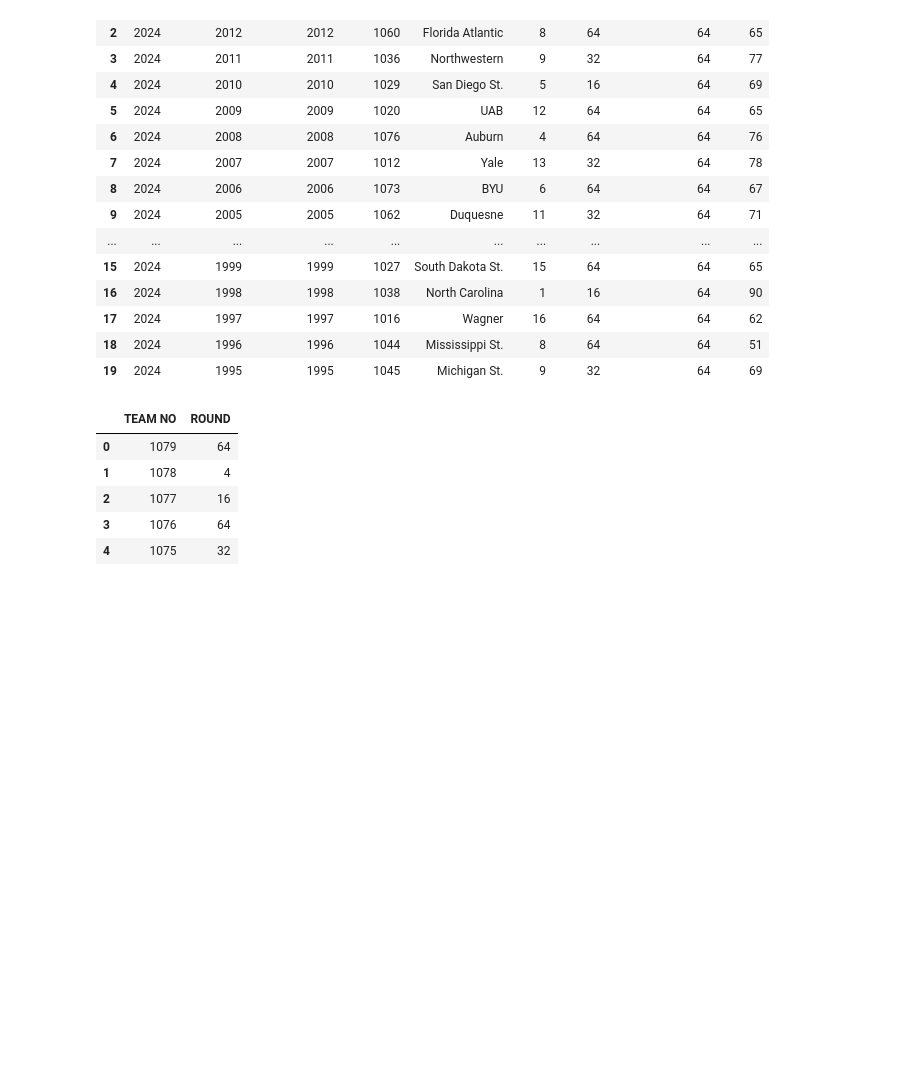
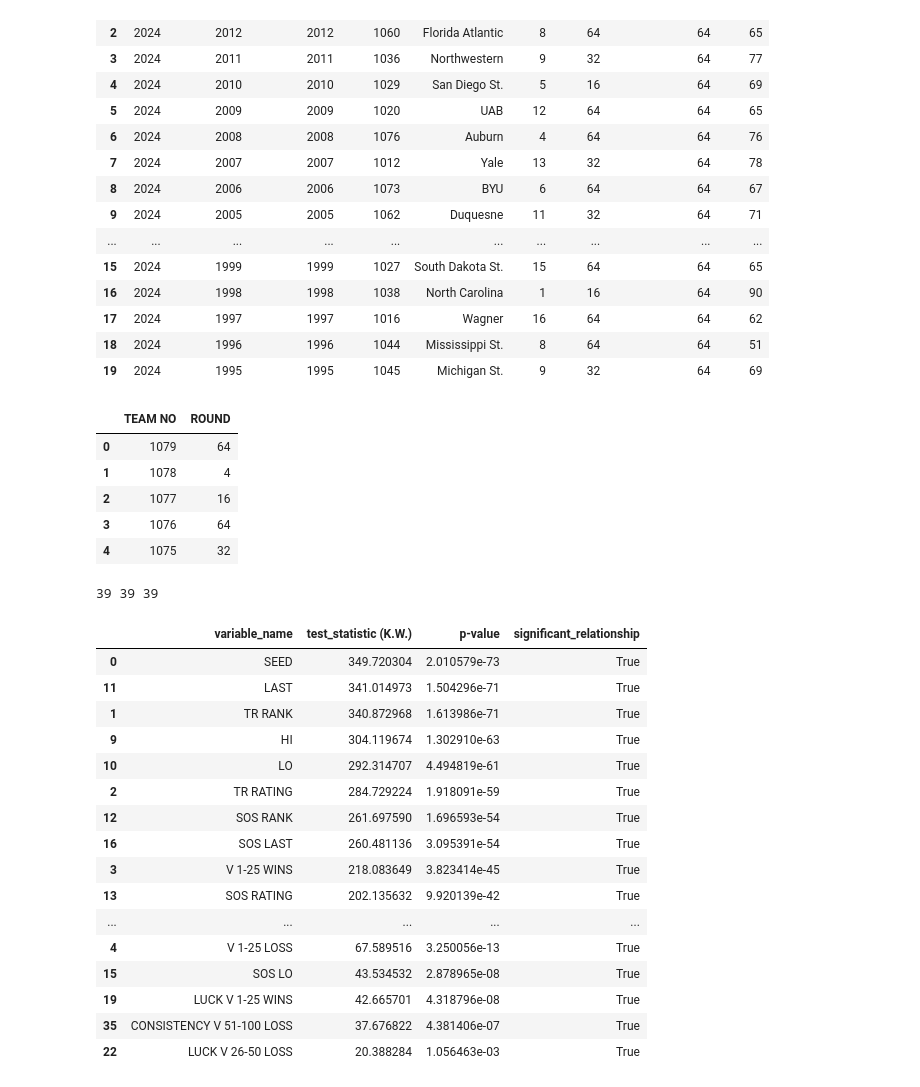
Before and after one commit to jackdorner/CSC2621FinalProject, a Jupyter notebook: FinalProject.ipynb, the cells around one changed output. Drawn from its saved outputs; the diff is of its cells as text; code cells hidden in the pictures; blank space fills up the shorter version.

Commit message:
Kruskal Wallis method that sorts by p-values created

```diff
--- a/FinalProject.ipynb
+++ b/FinalProject.ipynb
@@ -103,6 +103,6 @@ def create_stat_vs_round_vector(stat_df, stat):
         if key > 131:
             stat_vector.append(stat_dict[key])
             round_vector.append(round_reached_dict[key])
-    return tuple((stat_vector, round_vector))
+    return stat_vector, round_vector
 # %%
 import seaborn as sns
@@ -128,0 +168,25 @@ def plot_numerical_vs_round_reached(df):
+# %%
+team_rankings_dropped_columns = ['TEAM', 'TEAM NO', 'YEAR', 'ROUND']
+team_rankings_KW_results = perform_kruskal_wallis(team_rankings_df, team_rankings_dropped_columns)
+team_rankings_KW_results = team_rankings_KW_results[team_rankings_KW_results['significant_relationship'] == True]
+team_rankings_KW_results = team_rankings_KW_results.sort_values(by = 'p-value')
+team_rankings_KW_results.head(len(team_rankings_KW_results))
+# %% [output]
+39 39 39
+|  | variable_name | test_statistic (K.W.) | p-value | significant_relationship |
+| 0 | SEED | 349.720304 | 2.010579e-73 | True |
+| 11 | LAST | 341.014973 | 1.504296e-71 | True |
+| 1 | TR RANK | 340.872968 | 1.613986e-71 | True |
+| 9 | HI | 304.119674 | 1.302910e-63 | True |
+| 10 | LO | 292.314707 | 4.494819e-61 | True |
+| 2 | TR RATING | 284.729224 | 1.918091e-59 | True |
+| 12 | SOS RANK | 261.697590 | 1.696593e-54 | True |
+| 16 | SOS LAST | 260.481136 | 3.095391e-54 | True |
+| 3 | V 1-25 WINS | 218.083649 | 3.823414e-45 | True |
+| 13 | SOS RATING | 202.135632 | 9.920139e-42 | True |
+| ... | ... | ... | ... | ... |
+| 4 | V 1-25 LOSS | 67.589516 | 3.250056e-13 | True |
+| 15 | SOS LO | 43.534532 | 2.878965e-08 | True |
+| 19 | LUCK V 1-25 WINS | 42.665701 | 4.318796e-08 | True |
+| 35 | CONSISTENCY V 51-100 LOSS | 37.676822 | 4.381406e-07 | True |
+| 22 | LUCK V 26-50 LOSS | 20.388284 | 1.056463e-03 | True |
```
Also changed, not shown: parts of 3 cells of this notebook.
